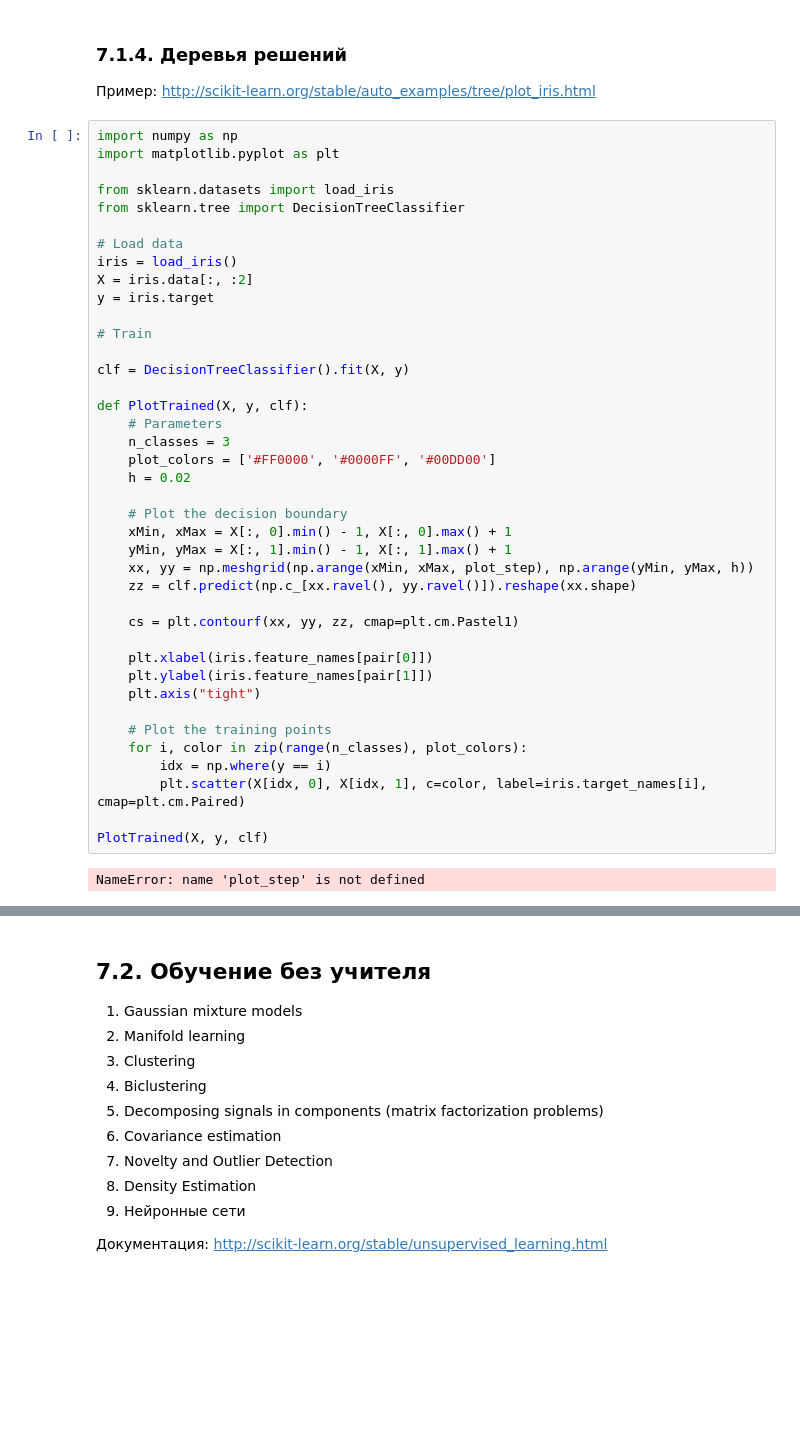
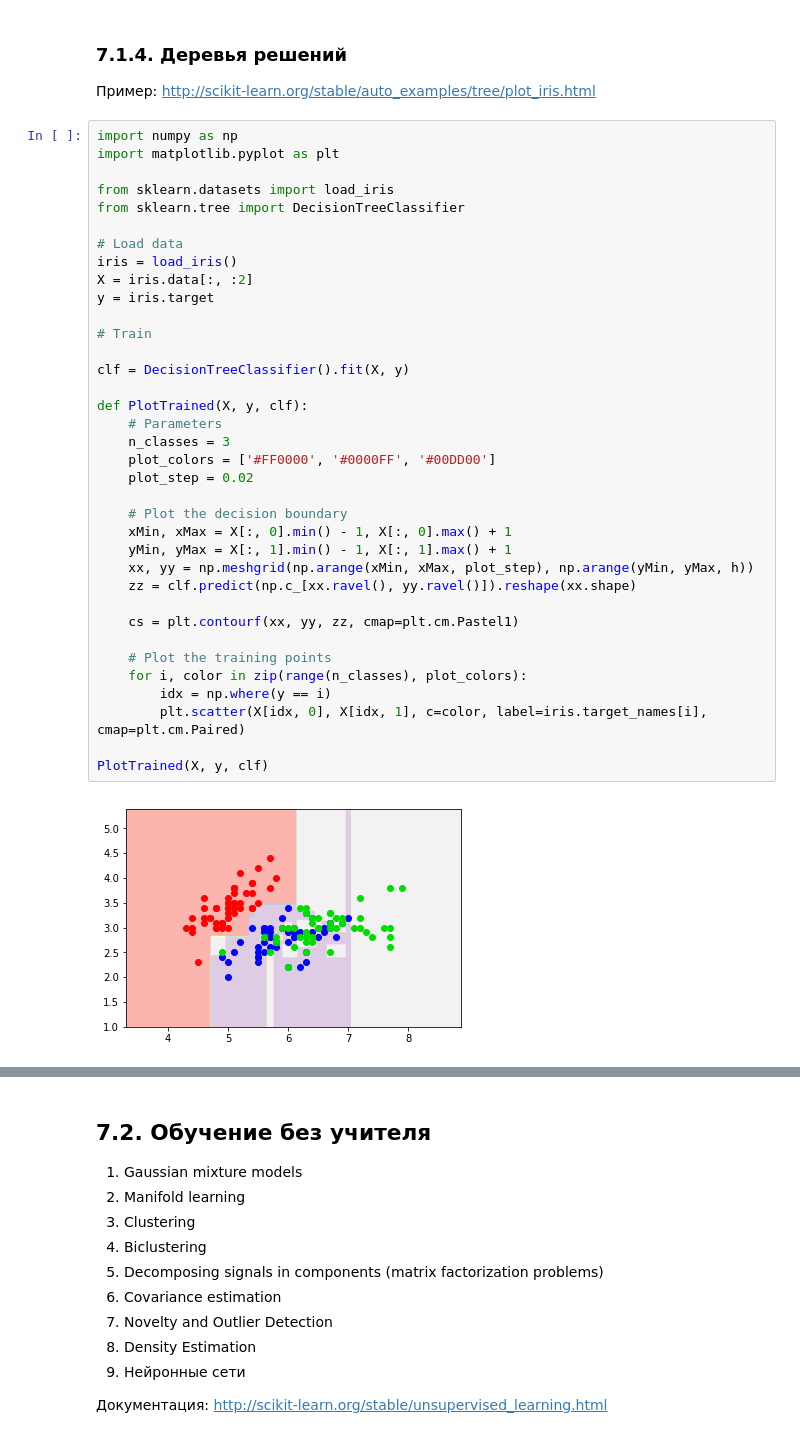
Before and after one commit to bikulov/pycourse, a Jupyter notebook: Seminar09.ipynb, the cells around one changed output, grey strips where cells are left out. Drawn from its saved outputs; the diff is of its cells as text; blank space fills up the shorter version.

Commit message:
Fix error

```diff
--- a/Seminar09.ipynb
+++ b/Seminar09.ipynb
@@ -144,39 +144,35 @@ from sklearn.tree import DecisionTreeClassifier
 
 # Load data
 iris = load_iris()
 X = iris.data[:, :2]
 y = iris.target
 
 # Train
 
 clf = DecisionTreeClassifier().fit(X, y)
 
 def PlotTrained(X, y, clf):
     # Parameters
     n_classes = 3
     plot_colors = ['#FF0000', '#0000FF', '#00DD00']
-    h = 0.02
+    plot_step = 0.02
 
     # Plot the decision boundary
     xMin, xMax = X[:, 0].min() - 1, X[:, 0].max() + 1
     yMin, yMax = X[:, 1].min() - 1, X[:, 1].max() + 1
     xx, yy = np.meshgrid(np.arange(xMin, xMax, plot_step), np.arange(yMin, yMax, h))
     zz = clf.predict(np.c_[xx.ravel(), yy.ravel()]).reshape(xx.shape)
 
     cs = plt.contourf(xx, yy, zz, cmap=plt.cm.Pastel1)
 
-    plt.xlabel(iris.feature_names[pair[0]])
-    plt.ylabel(iris.feature_names[pair[1]])
-    plt.axis("tight")
-
     # Plot the training points
     for i, color in zip(range(n_classes), plot_colors):
         idx = np.where(y == i)
         plt.scatter(X[idx, 0], X[idx, 1], c=color, label=iris.target_names[i], cmap=plt.cm.Paired)
 
 PlotTrained(X, y, clf)
 # %% [output]
-NameError: name 'plot_step' is not defined
+[figure, added]
 # %%
 clf = DecisionTreeClassifier(max_depth=3).fit(X, y)
 PlotTrained(X, y, clf)
```
Also changed, not shown: parts of 3 cells of this notebook.
